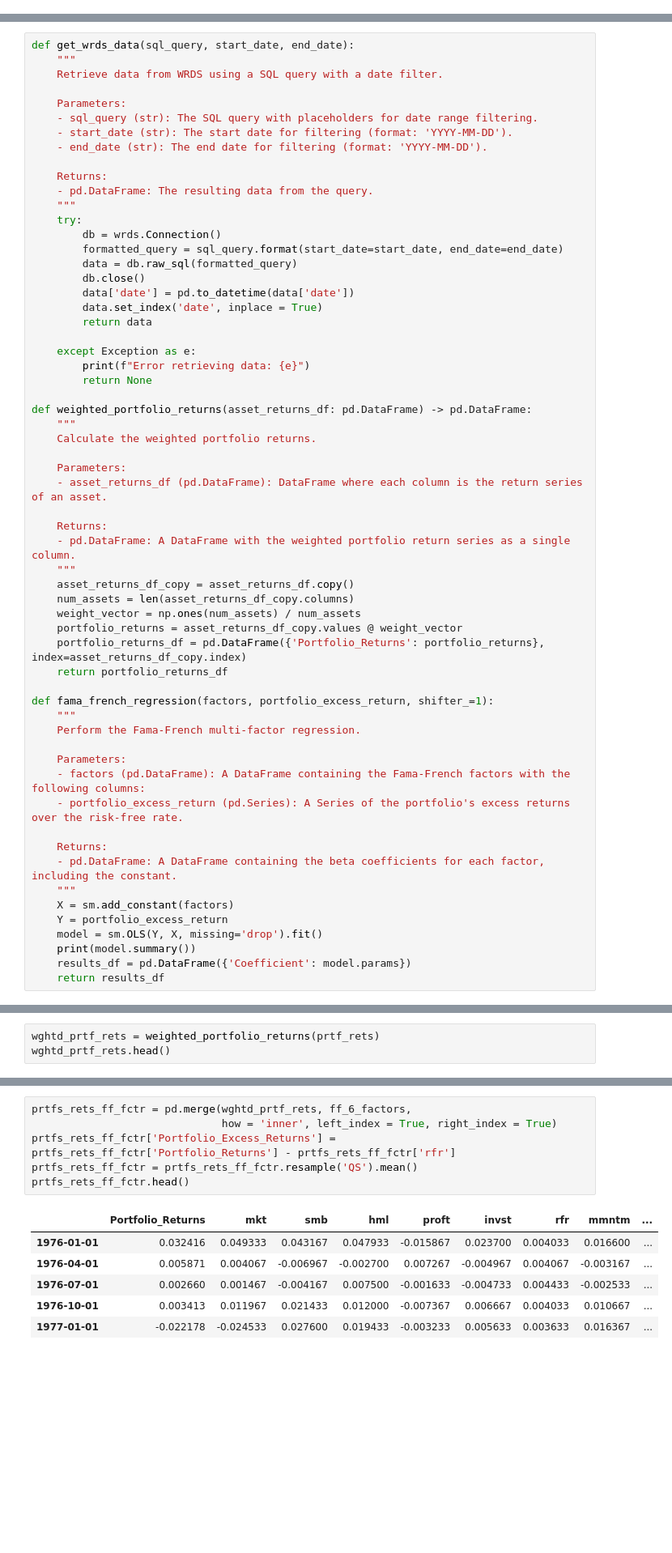
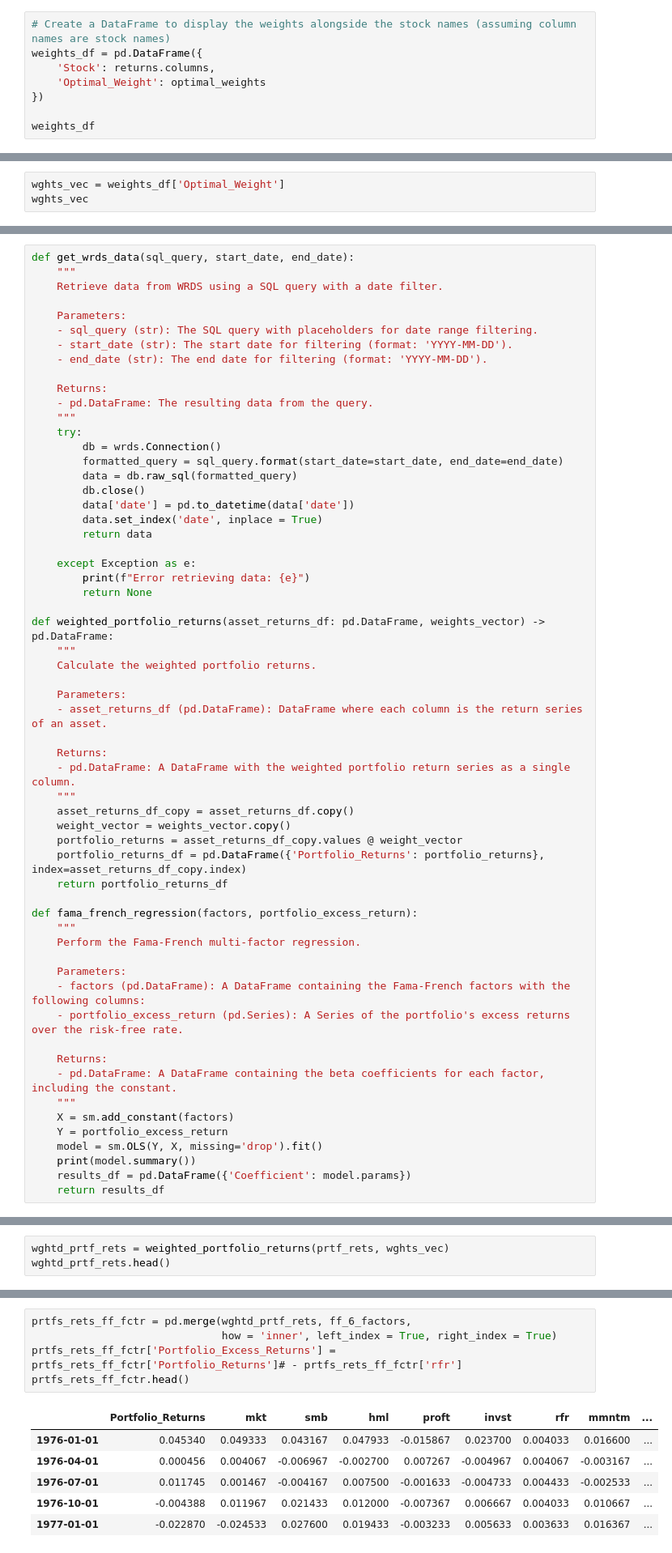
Before and after one commit to Raafayuqaily/TE-Portfolio-Stress-Testing-Final-Project, a Jupyter notebook: Section_5_KB.ipynb, the cells around one changed output, grey strips where cells are left out. Shown: that part at 81% size. Cells and saved outputs as stored; diff of their text form; blank space fills up the shorter version.

```diff
--- a/Section_5_KB.ipynb
+++ b/Section_5_KB.ipynb
@@ -32,0 +94,8 @@ Data Directory:
+# %%
+# Create a DataFrame to display the weights alongside the stock names (assuming column names are stock names)
+weights_df = pd.DataFrame({
+    'Stock': returns.columns,
+    'Optimal_Weight': optimal_weights
+})
+
+weights_df
@@ -32,0 +119,3 @@ Data Directory:
+# %%
+wghts_vec = weights_df['Optimal_Weight']
+wghts_vec
@@ -56,7 +162,7 @@ def get_wrds_data(sql_query, start_date, end_date):
         print(f"Error retrieving data: {e}")
         return None
 
-def weighted_portfolio_returns(asset_returns_df: pd.DataFrame) -> pd.DataFrame:
+def weighted_portfolio_returns(asset_returns_df: pd.DataFrame, weights_vector) -> pd.DataFrame:
     """
     Calculate the weighted portfolio returns.
 
@@ -67,13 +173,12 @@ def weighted_portfolio_returns(asset_returns_df: pd.DataFrame) -> pd.DataFrame:
     - pd.DataFrame: A DataFrame with the weighted portfolio return series as a single column.
     """
     asset_returns_df_copy = asset_returns_df.copy()
-    num_assets = len(asset_returns_df_copy.columns)
-    weight_vector = np.ones(num_assets) / num_assets
+    weight_vector = weights_vector.copy()
     portfolio_returns = asset_returns_df_copy.values @ weight_vector
     portfolio_returns_df = pd.DataFrame({'Portfolio_Returns': portfolio_returns}, index=asset_returns_df_copy.index)
     return portfolio_returns_df
 
-def fama_french_regression(factors, portfolio_excess_return, shifter_=1):
+def fama_french_regression(factors, portfolio_excess_return):
     """
     Perform the Fama-French multi-factor regression.
 
@@ -211,7 +316,7 @@ prtf_rets.head()
 # %% [markdown]
 ### Getting weighted portfolio returns
 # %%
-wghtd_prtf_rets = weighted_portfolio_returns(prtf_rets)
+wghtd_prtf_rets = weighted_portfolio_returns(prtf_rets, wghts_vec)
 wghtd_prtf_rets.head()
 # %% [output]
 |  | Portfolio_Returns |
@@ -224,14 +329,13 @@ wghtd_prtf_rets.head()
 # %%
 prtfs_rets_ff_fctr = pd.merge(wghtd_prtf_rets, ff_6_factors,
                               how = 'inner', left_index = True, right_index = True)
-prtfs_rets_ff_fctr['Portfolio_Excess_Returns'] = prtfs_rets_ff_fctr['Portfolio_Returns'] - prtfs_rets_ff_fctr['rfr']
-prtfs_rets_ff_fctr = prtfs_rets_ff_fctr.resample('QS').mean()
+prtfs_rets_ff_fctr['Portfolio_Excess_Returns'] = prtfs_rets_ff_fctr['Portfolio_Returns']# - prtfs_rets_ff_fctr['rfr']
 prtfs_rets_ff_fctr.head()
 # %% [output]
 |  | Portfolio_Returns | mkt | smb | hml | proft | invst | rfr | mmntm | ... |
-| 1976-01-01 | 0.032416 | 0.049333 | 0.043167 | 0.047933 | -0.015867 | 0.023700 | 0.004033 | 0.016600 | ... |
-| 1976-04-01 | 0.005871 | 0.004067 | -0.006967 | -0.002700 | 0.007267 | -0.004967 | 0.004067 | -0.003167 | ... |
-| 1976-07-01 | 0.002660 | 0.001467 | -0.004167 | 0.007500 | -0.001633 | -0.004733 | 0.004433 | -0.002533 | ... |
-| 1976-10-01 | 0.003413 | 0.011967 | 0.021433 | 0.012000 | -0.007367 | 0.006667 | 0.004033 | 0.010667 | ... |
-| 1977-01-01 | -0.022178 | -0.024533 | 0.027600 | 0.019433 | -0.003233 | 0.005633 | 0.003633 | 0.016367 | ... |
+| 1976-01-01 | 0.045340 | 0.049333 | 0.043167 | 0.047933 | -0.015867 | 0.023700 | 0.004033 | 0.016600 | ... |
+| 1976-04-01 | 0.000456 | 0.004067 | -0.006967 | -0.002700 | 0.007267 | -0.004967 | 0.004067 | -0.003167 | ... |
+| 1976-07-01 | 0.011745 | 0.001467 | -0.004167 | 0.007500 | -0.001633 | -0.004733 | 0.004433 | -0.002533 | ... |
+| 1976-10-01 | -0.004388 | 0.011967 | 0.021433 | 0.012000 | -0.007367 | 0.006667 | 0.004033 | 0.010667 | ... |
+| 1977-01-01 | -0.022870 | -0.024533 | 0.027600 | 0.019433 | -0.003233 | 0.005633 | 0.003633 | 0.016367 | ... |
 # %%
```
Also changed, not shown: parts of 10 cells of this notebook.
